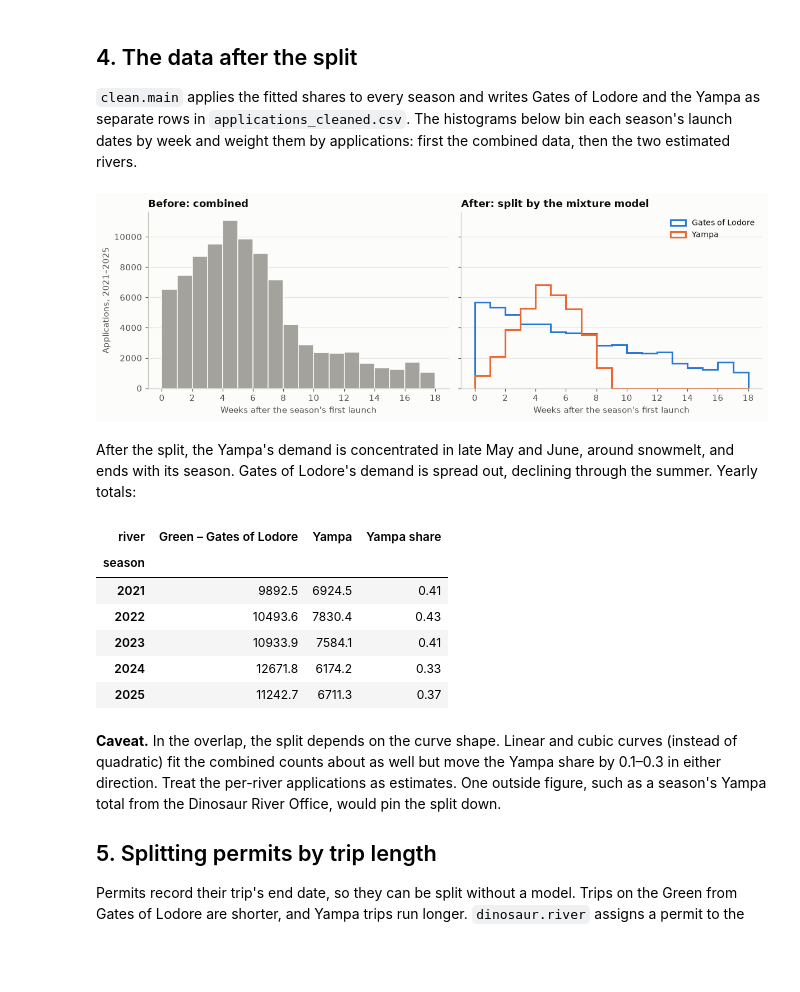
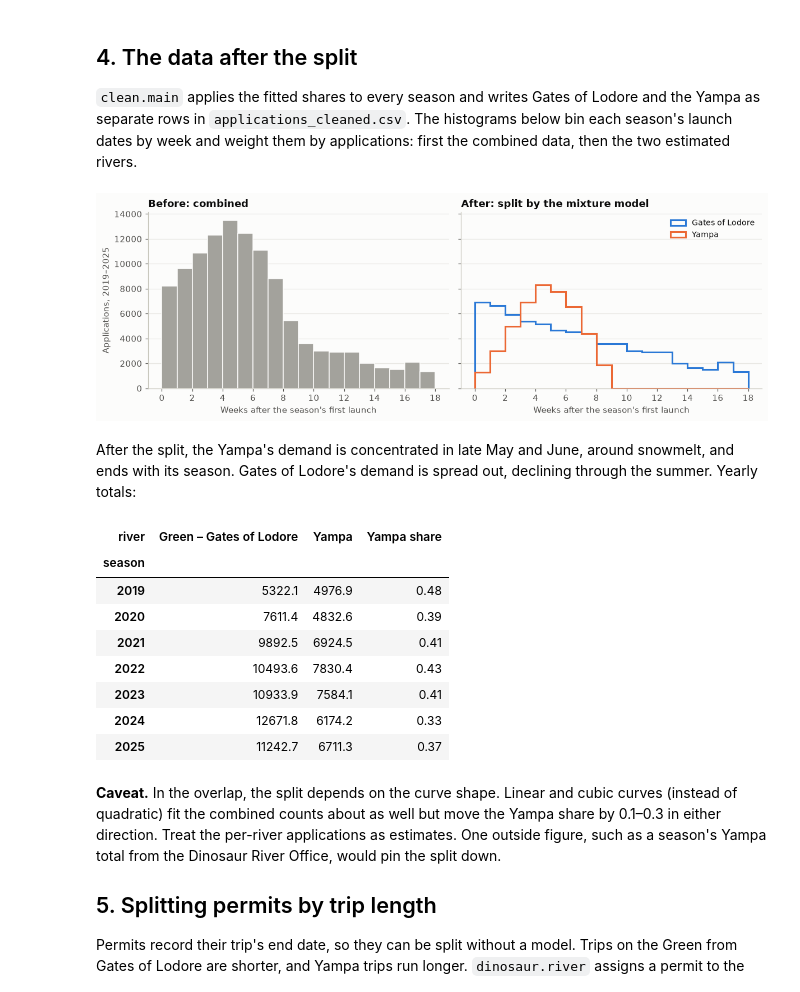
Before and after one commit to gen-omix/max-float, a Jupyter notebook: notebooks/yampa_lodore_datasplit.ipynb, the cells around one changed output. Drawn from its saved outputs; the diff is of its cells as text; code cells hidden in the pictures; blank space fills up the shorter version.

```diff
--- a/notebooks/yampa_lodore_datasplit.ipynb
+++ b/notebooks/yampa_lodore_datasplit.ipynb
@@ -294,7 +294,7 @@ before.hist(
     linewidth=1,
 )
 before.set_title("Before: combined")
-before.set_ylabel("Applications, 2021–2025")
+before.set_ylabel("Applications, 2019–2025")
 for series, color, label in (
     (lodore, LODORE, "Gates of Lodore"),
     (yampa, YAMPA, "Yampa"),
@@ -316,22 +316,24 @@ for ax in (before, after):
     ax.set_xticks(range(0, 19, 2))
 fig.tight_layout()
 # %% [output]
-[figure, old version]
+[figure, new version]
 # %% [markdown]
 After the split, the Yampa's demand is concentrated in late May and June, around snowmelt, and ends with its season. Gates of Lodore's demand is spread out, declining through the summer. Yearly totals:
 # %%
 totals = (
     split.assign(season=split.date.dt.year)
-    .query("season >= 2021")
+    .query("season >= 2019")
     .pivot_table(index="season", columns="river", values="applications", aggfunc="sum")[
         [dinosaur.LODORE, dinosaur.YAMPA]
     ]
 )
 totals["Yampa share"] = totals[dinosaur.YAMPA] / totals.sum(axis=1)
 totals.round(2)
 # %% [output]
 | river | Green – Gates of Lodore | Yampa | Yampa share |
 | season |  |  |  |
+| 2019 | 5322.1 | 4976.9 | 0.48 |
+| 2020 | 7611.4 | 4832.6 | 0.39 |
 | 2021 | 9892.5 | 6924.5 | 0.41 |
 | 2022 | 10493.6 | 7830.4 | 0.43 |
 | 2023 | 10933.9 | 7584.1 | 0.41 |
```
Also changed, not shown: parts of 6 cells of this notebook, 6 other files.
